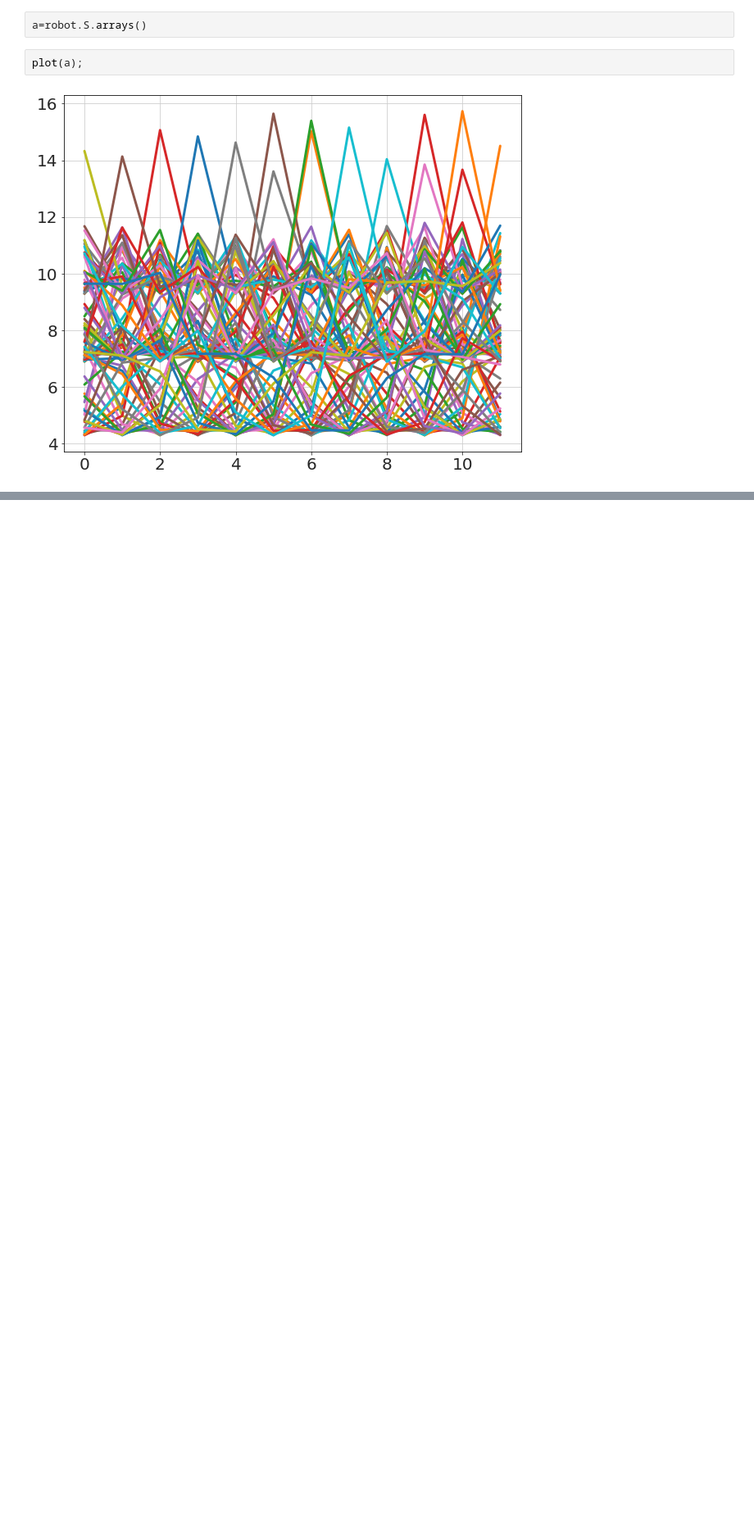
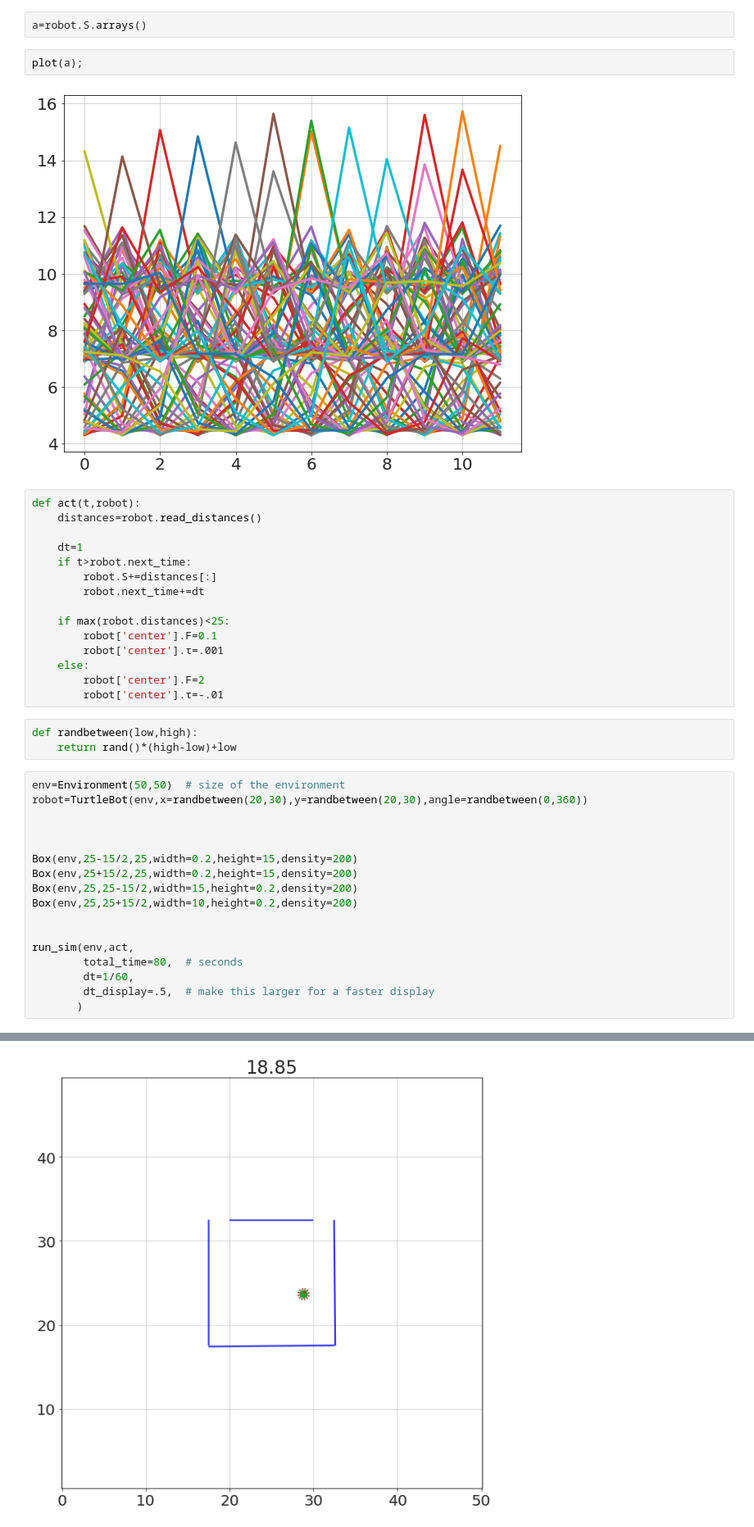
Before and after one commit to bblais/RobotSim373, a Jupyter notebook: Examples/TurtleBot.ipynb, the cells around one changed output, grey strips where cells are left out. Shown at 82% size. Cells and saved outputs as stored; diff of their text form; blank space fills up the shorter version.

Commit message:
added turtlebot

```diff
--- a/Examples/TurtleBot.ipynb
+++ b/Examples/TurtleBot.ipynb
@@ -86,3 +123,39 @@ a=robot.S.arrays()
 plot(a);
 # %% [output]
 [figure]
+# %%
+def act(t,robot):
+    distances=robot.read_distances()
+
+    dt=1
+    if t>robot.next_time:
+        robot.S+=distances[:]
+        robot.next_time+=dt
+
+    if max(robot.distances)<25:
+        robot['center'].F=0.1
+        robot['center'].τ=.001
+    else:
+        robot['center'].F=2
+        robot['center'].τ=-.01
+# %%
+def randbetween(low,high):
+    return rand()*(high-low)+low
+# %%
+env=Environment(50,50)  # size of the environment
+robot=TurtleBot(env,x=randbetween(20,30),y=randbetween(20,30),angle=randbetween(0,360))
+
+
+
+Box(env,25-15/2,25,width=0.2,height=15,density=200)
+Box(env,25+15/2,25,width=0.2,height=15,density=200)
+Box(env,25,25-15/2,width=15,height=0.2,density=200)
+Box(env,25,25+15/2,width=10,height=0.2,density=200)
+
+
+run_sim(env,act,
+        total_time=80,  # seconds
+        dt=1/60,
+        dt_display=.5,  # make this larger for a faster display
+       )
+# %% [output]
@@ -88,0 +163 @@ plot(a);
+[figure, added]
```
Also changed, not shown: parts of 6 cells of this notebook, 3 other files.
